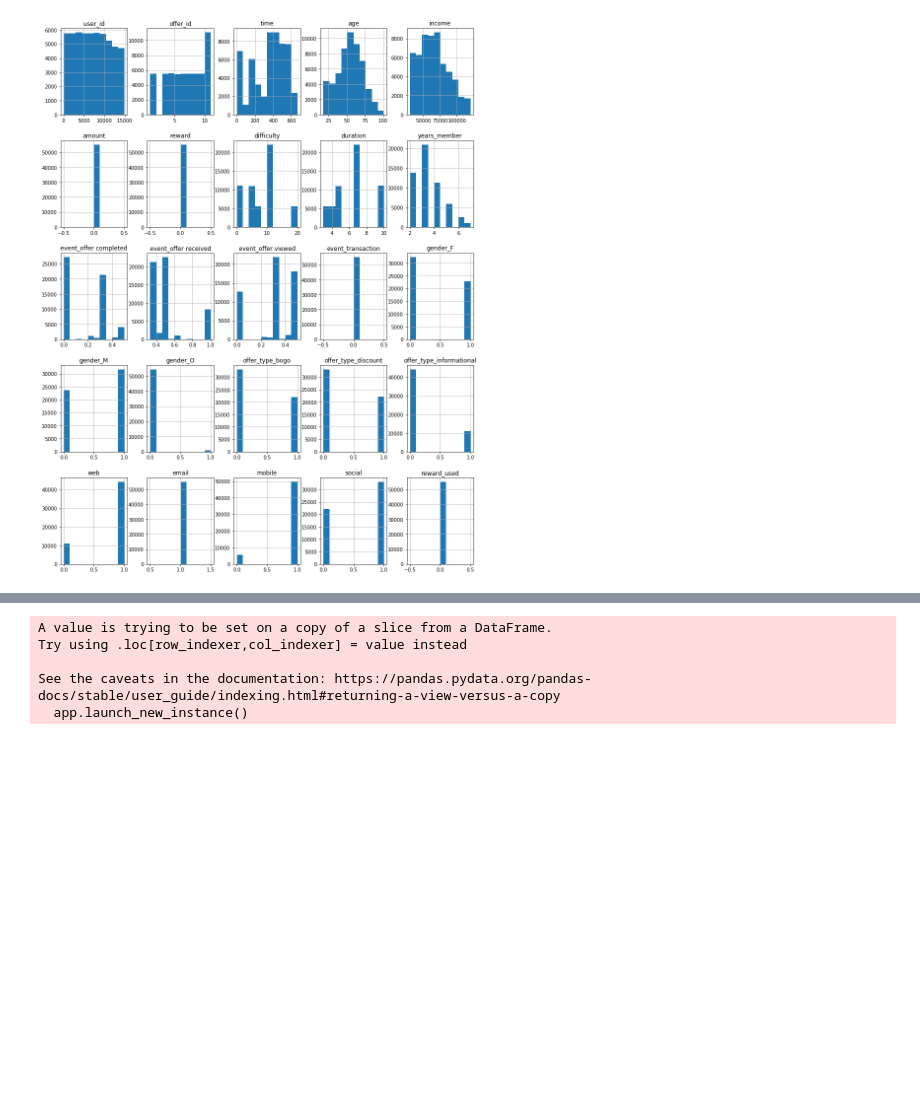
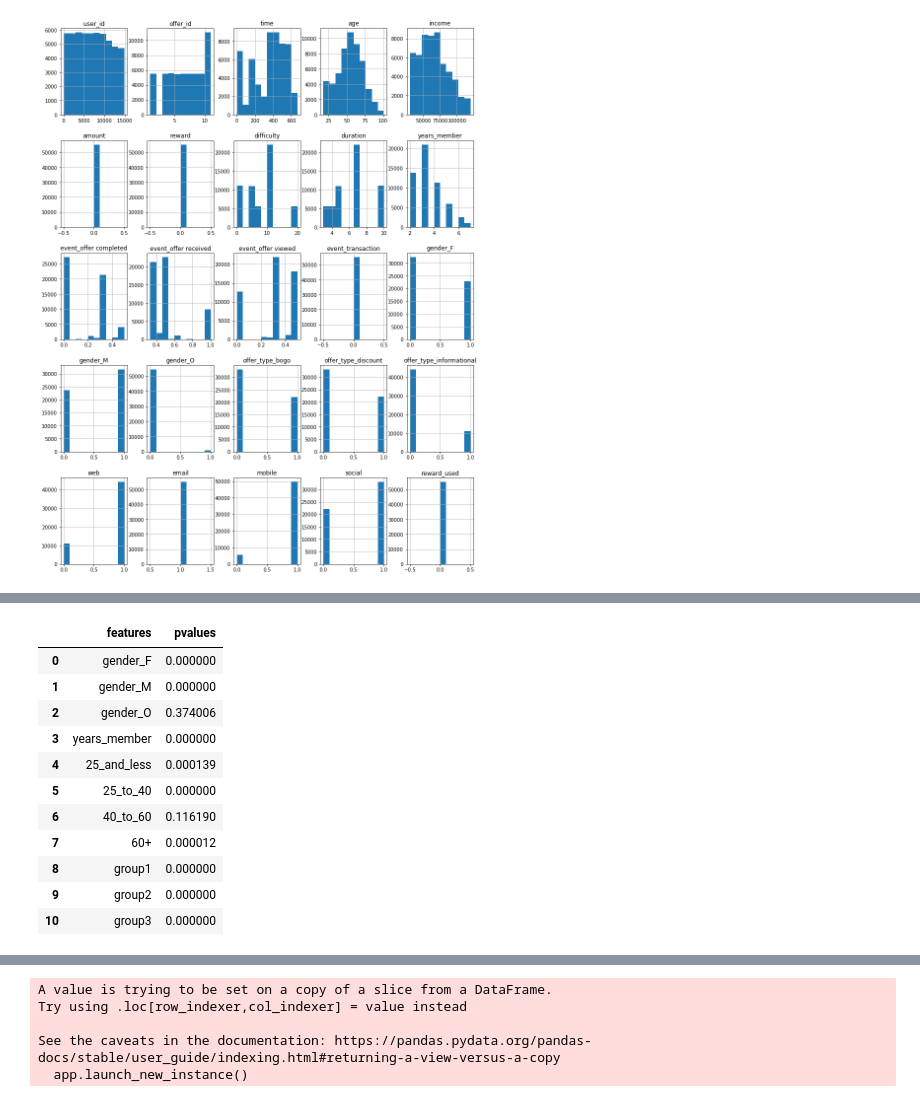
Before and after one commit to madkehl/Capstone, a Jupyter notebook: Starbucks Capstone .ipynb, the cells around one changed output, grey strips where cells are left out. Drawn from its saved outputs; the diff is of its cells as text; code cells hidden in the pictures; blank space fills up the shorter version.

```diff
--- a/Starbucks Capstone .ipynb
+++ b/Starbucks Capstone .ipynb
@@ -510,0 +542,12 @@ array([[<matplotlib.axes._subplots.AxesSubplot object at 0x...>,
+# %%
+def offer_influence(df = df_for_amount_new):
+    new_offer_impact = []
+    for i, j in enumerate(df['event_offer completed']):
+        if j == 1:
+            if ;df['event_offer viewed'].iloc[i] > 0:
+                new_offer_impact.append(1)
+            else:
+                new_offer_impact.append(0)
+        else:
+            new_offer_impact.append(0)
+    return(new_offer_impact)
@@ -510,0 +620,9 @@ array([[<matplotlib.axes._subplots.AxesSubplot object at 0x...>,
+# %%
+models = []
+cols = X.columns
+
+for i in cols:
+    lm_i = lm(users_df2[i], users_df2['reward_impact'], users_df2)
+    models.append(lm_i)
+    if lm_i != 'FAIL':
+        print(lm_i.summary())
@@ -510,0 +647,25 @@ array([[<matplotlib.axes._subplots.AxesSubplot object at 0x...>,
+# %%
+lm_results = pd.DataFrame({
+
+    'features': [i.pvalues.index[1] for i in models],
+    'pvalues':[i.pvalues[1] for i in models],
+    'coef': [i.params[1] for i in models],
+    'conf_int_025': [i.conf_int()[0][1] for i in models],
+    'conf_int_975': [i.conf_int()[1][1] for i in models]
+
+})
+
+lm_results[['features', 'pvalues']].style.background_gradient()
+# %% [output]
+|  | features | pvalues |
+| 0 | gender_F | 0.000000 |
+| 1 | gender_M | 0.000000 |
+| 2 | gender_O | 0.374006 |
+| 3 | years_member | 0.000000 |
+| 4 | 25_and_less | 0.000139 |
+| 5 | 25_to_40 | 0.000000 |
+| 6 | 40_to_60 | 0.116190 |
+| 7 | 60+ | 0.000012 |
+| 8 | group1 | 0.000000 |
+| 9 | group2 | 0.000000 |
+| 10 | group3 | 0.000000 |
```
Also changed, not shown: parts of 33 cells of this notebook.
